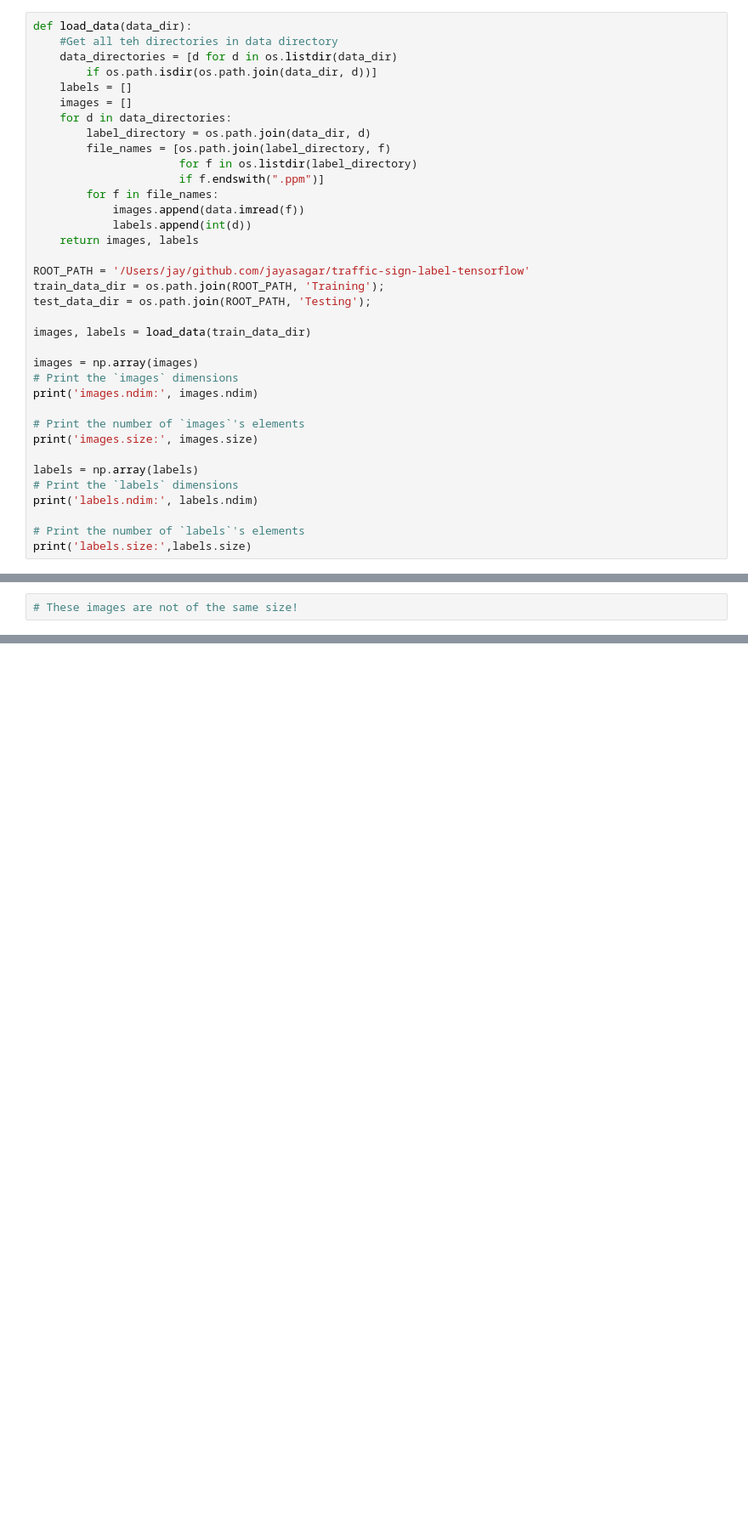
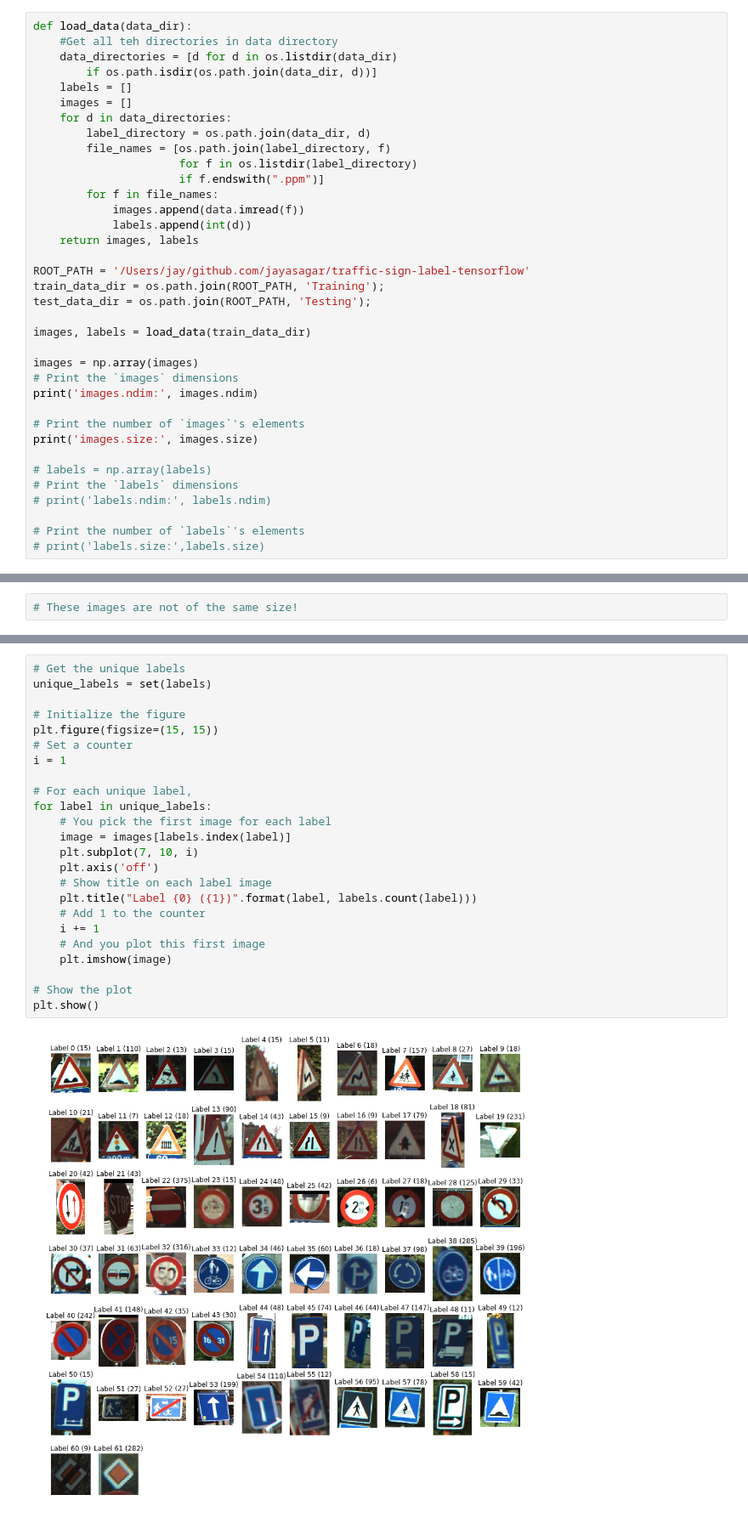
Before and after one commit to Jayasagar/traffic-sign-label-tensorflow, a Jupyter notebook: BelgianTrafficSigns.ipynb, the cells around one changed output, grey strips where cells are left out. Shown: that part at 85% size. Drawn from its saved outputs; the diff is of its cells as text; blank space fills up the shorter version.

Commit message:
Now print the plot with each lable and its no of image sin each label

```diff
--- a/BelgianTrafficSigns.ipynb
+++ b/BelgianTrafficSigns.ipynb
@@ -100,9 +100,9 @@ print('images.ndim:', images.ndim)
 # Print the number of `images`'s elements
 print('images.size:', images.size)
 
-labels = np.array(labels)
+# labels = np.array(labels)
 # Print the `labels` dimensions
-print('labels.ndim:', labels.ndim)
+# print('labels.ndim:', labels.ndim)
 
 # Print the number of `labels`'s elements
-print('labels.size:',labels.size)
+# print('labels.size:',labels.size)
@@ -165,0 +157,26 @@ shape: (62, 58, 3), min: 16, max: 255
+# %%
+# Get the unique labels
+unique_labels = set(labels)
+
+# Initialize the figure
+plt.figure(figsize=(15, 15))
+# Set a counter
+i = 1
+
+# For each unique label,
+for label in unique_labels:
+    # You pick the first image for each label
+    image = images[labels.index(label)]
+    plt.subplot(7, 10, i)
+    plt.axis('off')
+    # Show title on each label image
+    plt.title("Label {0} ({1})".format(label, labels.count(label)))
+    # Add 1 to the counter
+    i += 1
+    # And you plot this first image
+    plt.imshow(image)
+
+# Show the plot
+plt.show()
+# %% [output]
+[figure, added]
```
Also changed, not shown: parts of 3 cells of this notebook.
